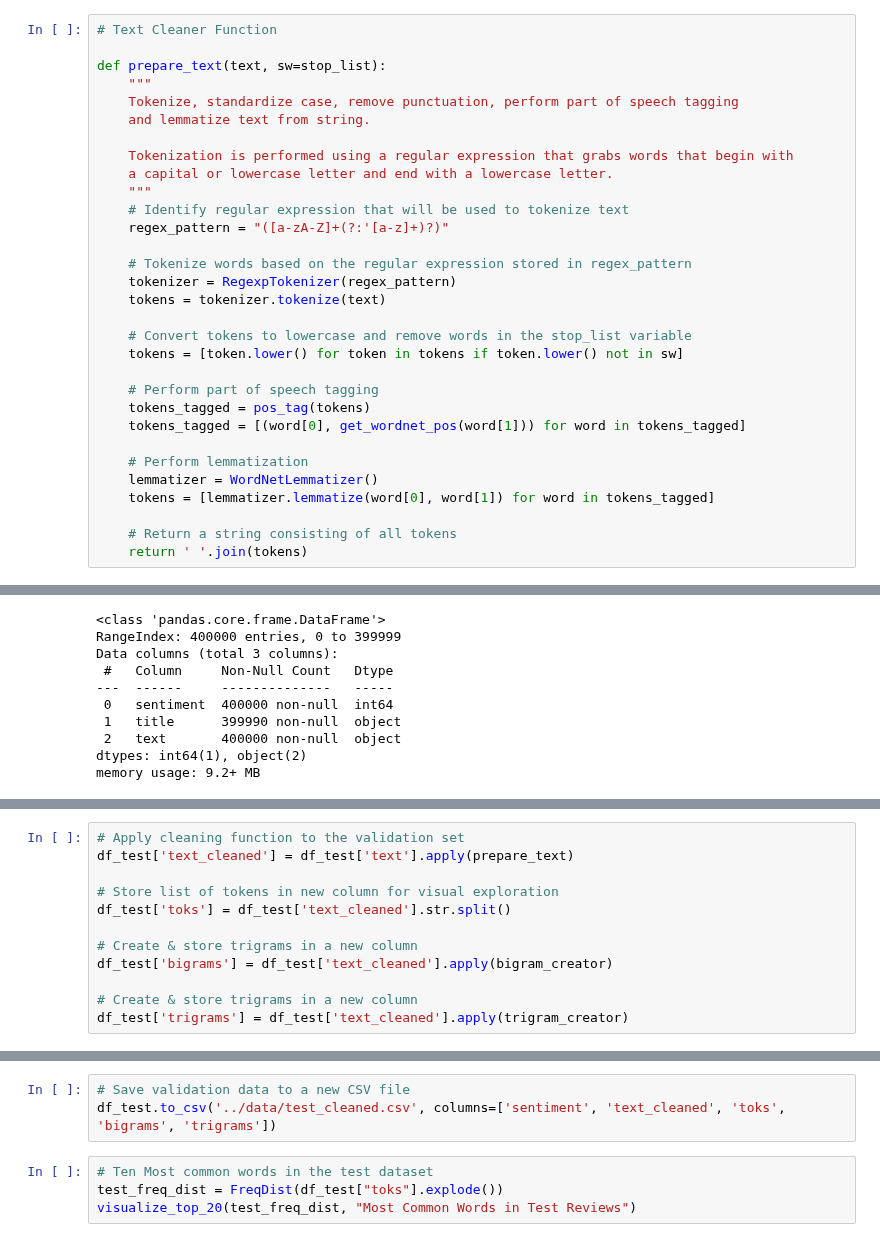
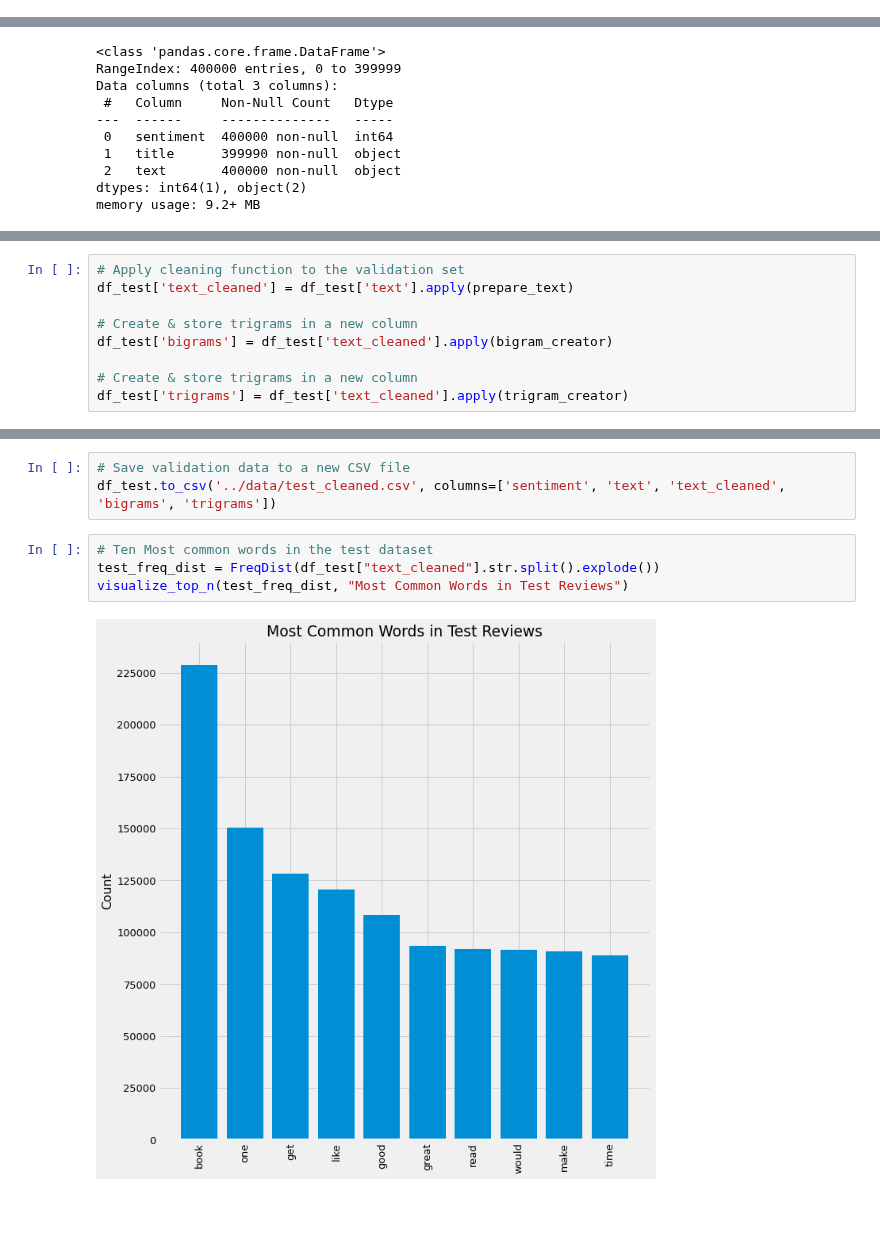
Before and after one commit to ThomasHChapman/classifying_user_reviews, a Jupyter notebook: working_notebooks/preprocessing_nb.ipynb, the cells around one changed output, grey strips where cells are left out. Drawn from its saved outputs; the diff is of its cells as text; blank space fills up the shorter version.

```diff
--- a/working_notebooks/preprocessing_nb.ipynb
+++ b/working_notebooks/preprocessing_nb.ipynb
@@ -90,31 +193,0 @@ def get_wordnet_pos(treebank_tag):
-# %%
-# Text Cleaner Function
-
-def prepare_text(text, sw=stop_list):
-    """
-    Tokenize, standardize case, remove punctuation, perform part of speech tagging
-    and lemmatize text from string.
-
-    Tokenization is performed using a regular expression that grabs words that begin with
-    a capital or lowercase letter and end with a lowercase letter.
-    """
-    # Identify regular expression that will be used to tokenize text
-    regex_pattern = "([a-zA-Z]+(?:'[a-z]+)?)"
-
-    # Tokenize words based on the regular expression stored in regex_pattern
-    tokenizer = RegexpTokenizer(regex_pattern)
-    tokens = tokenizer.tokenize(text)
-
-    # Convert tokens to lowercase and remove words in the stop_list variable
-    tokens = [token.lower() for token in tokens if token.lower() not in sw]
-
-    # Perform part of speech tagging
-    tokens_tagged = pos_tag(tokens)
-    tokens_tagged = [(word[0], get_wordnet_pos(word[1])) for word in tokens_tagged]
-
-    # Perform lemmatization
-    lemmatizer = WordNetLemmatizer()
-    tokens = [lemmatizer.lemmatize(word[0], word[1]) for word in tokens_tagged]
-
-    # Return a string consisting of all tokens
-    return ' '.join(tokens)
@@ -230,9 +334,6 @@ memory usage: 9.2+ MB
 # %%
 # Apply cleaning function to the validation set
 df_test['text_cleaned'] = df_test['text'].apply(prepare_text)
-
-# Store list of tokens in new column for visual exploration
-df_test['toks'] = df_test['text_cleaned'].str.split()
 
 # Create & store trigrams in a new column
 df_test['bigrams'] = df_test['text_cleaned'].apply(bigram_creator)
@@ -242,7 +352,9 @@ df_test['trigrams'] = df_test['text_cleaned'].apply(trigram_creator)
 # %%
 # Save validation data to a new CSV file
-df_test.to_csv('../data/test_cleaned.csv', columns=['sentiment', 'text_cleaned', 'toks', 'bigrams', 'trigrams'])
+df_test.to_csv('../data/test_cleaned.csv', columns=['sentiment', 'text', 'text_cleaned', 'bigrams', 'trigrams'])
 # %%
 # Ten Most common words in the test dataset
-test_freq_dist = FreqDist(df_test["toks"].explode())
-visualize_top_20(test_freq_dist, "Most Common Words in Test Reviews")
+test_freq_dist = FreqDist(df_test["text_cleaned"].str.split().explode())
+visualize_top_n(test_freq_dist, "Most Common Words in Test Reviews")
+# %% [output]
+[figure, added]
```
Also changed, not shown: parts of 46 cells of this notebook.
